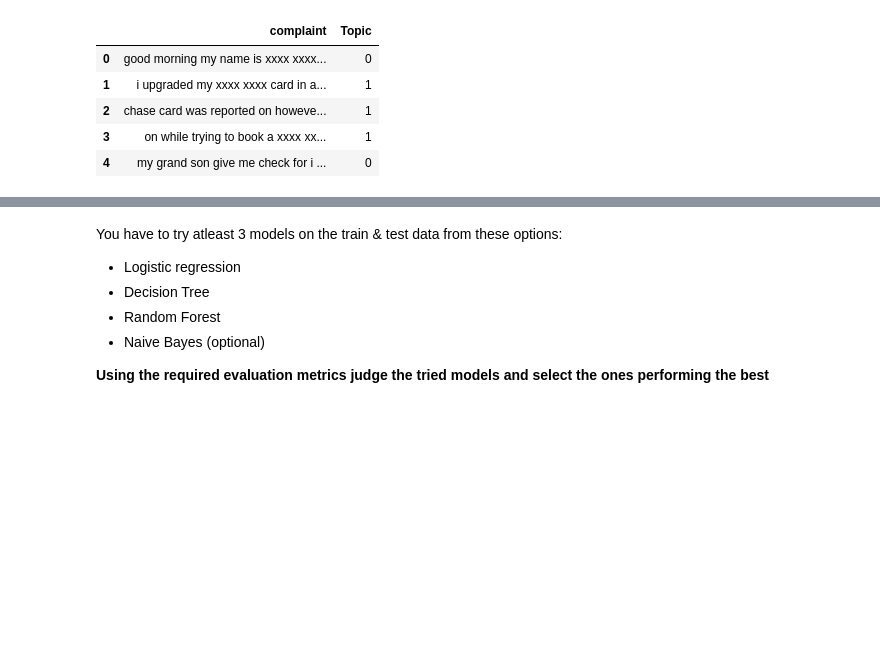
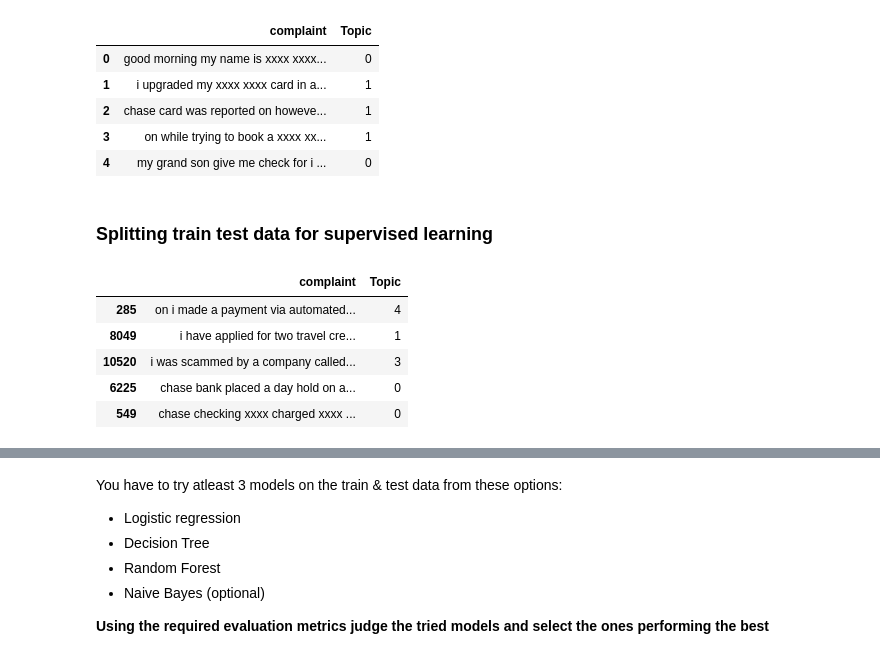
Before and after one commit to ayushxx7/TicketClassification, a Jupyter notebook: Automatic_Ticket_Classification_Assignment.ipynb, the cells around one changed output, grey strips where cells are left out. Saved outputs shown, nothing was run; the diff lists cells and outputs as text; code cells hidden in the pictures; blank space fills up the shorter version.

```diff
--- a/Automatic_Ticket_Classification_Assignment.ipynb
+++ b/Automatic_Ticket_Classification_Assignment.ipynb
@@ -915,0 +914,2 @@ training_data
+# %% [markdown]
+### Splitting train test data for supervised learning
@@ -916 +920,10 @@ training_data
+# %%
+train_df.head()
+# %% [output]
+|  | complaint | Topic |
+| 285 | on i made a payment via automated... | 4 |
+| 8049 | i have applied for two travel cre... | 1 |
+| 10520 | i was scammed by a company called... | 3 |
+| 6225 | chase bank placed a day hold on a... | 0 |
+| 549 | chase checking xxxx charged xxxx ... | 0 |
 # %% [markdown]
```
Also changed, not shown: parts of 17 cells of this notebook.
